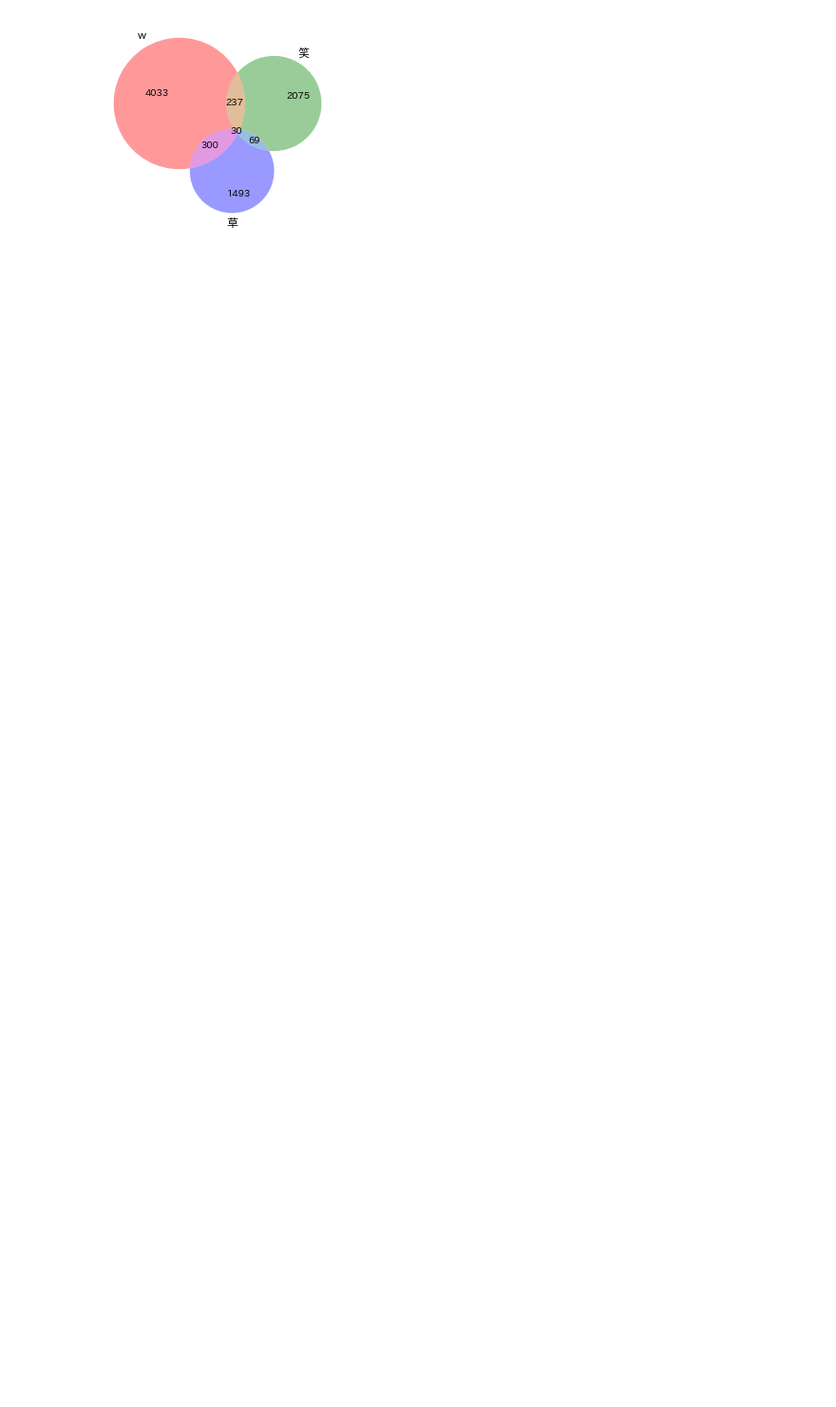
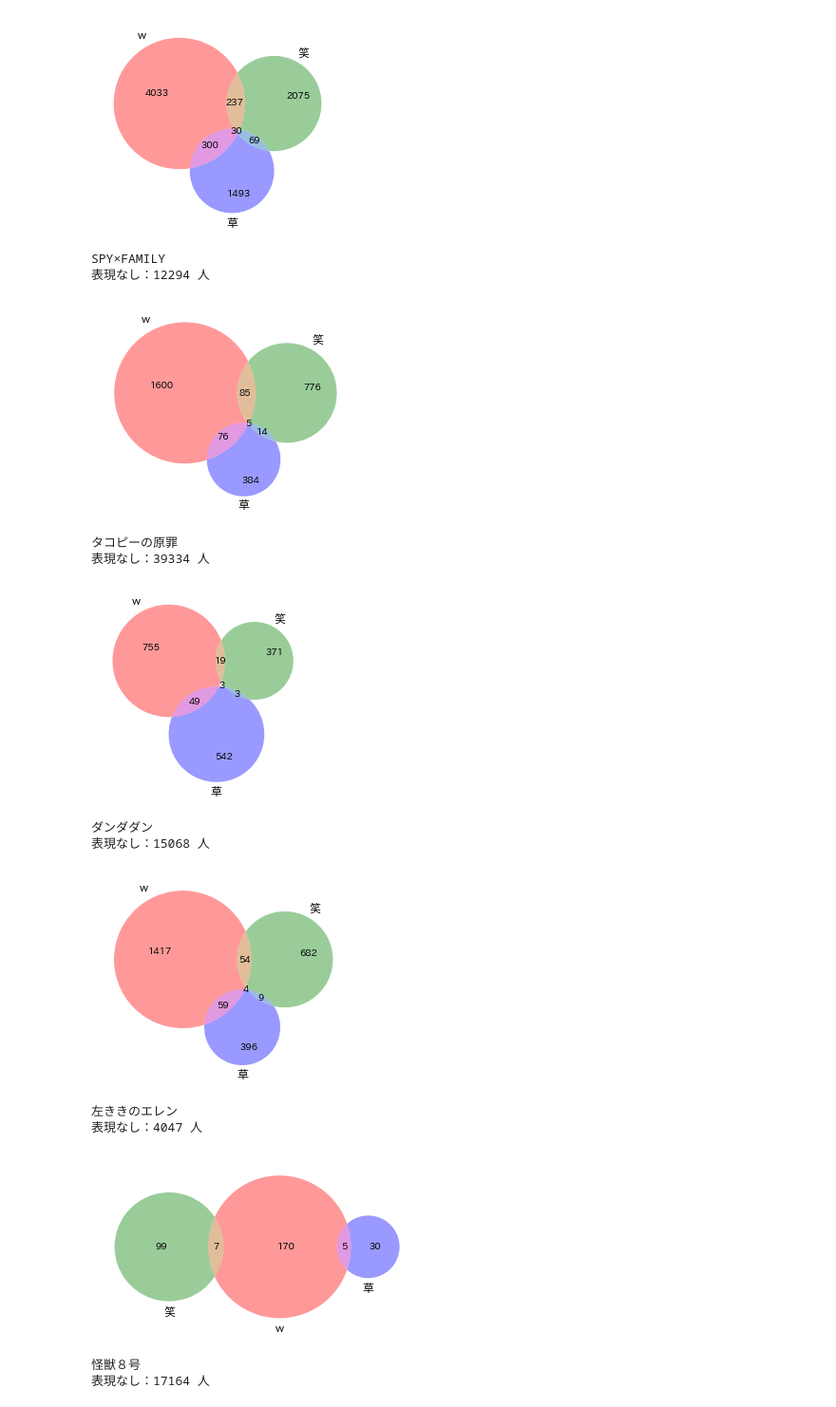
Before and after one commit to aSatoshiShimomura/ncg2022-training-DA, a Jupyter notebook: work/kusa_count_per_user.ipynb, the cells around one changed output. Shown at 95% size. Cells and saved outputs as stored; diff of their text form; code cells hidden in the pictures; blank space fills up the shorter version.

```diff
--- a/work/kusa_count_per_user.ipynb
+++ b/work/kusa_count_per_user.ipynb
@@ -459,3 +462,32 @@ venn3(subsets=df.user_id.to_list()[1:], set_labels=('w', '笑', '草'))
 plt.show()
 # %% [output]
 [figure]
+# %%
+for name, df_1work in df_all_detailed.groupby('work_name'):
+    print(name)
+
+    df = df_1work[['user_id', 'comment_ending']]\
+        .groupby('user_id', as_index=False)\
+        .agg(lambda x: np.bitwise_or.reduce(x.values))\
+        .groupby('comment_ending')\
+        .count()
+
+    subsets = df.user_id.to_list() + [0] * 7
+    venn3(subsets=subsets[1:8], set_labels=('w', '笑', '草'))
+    print(f'表現なし：{subsets[0]} 人')
+    plt.show()
+# %% [output]
+SPY×FAMILY
+表現なし：12294 人
+[figure, added]
+タコピーの原罪
+表現なし：39334 人
+[figure, added]
+ダンダダン
+表現なし：15068 人
+[figure, added]
+左ききのエレン
+表現なし：4047 人
+[figure, added]
+怪獣８号
+表現なし：17164 人
```
Also changed, not shown: parts of 2 cells of this notebook.
